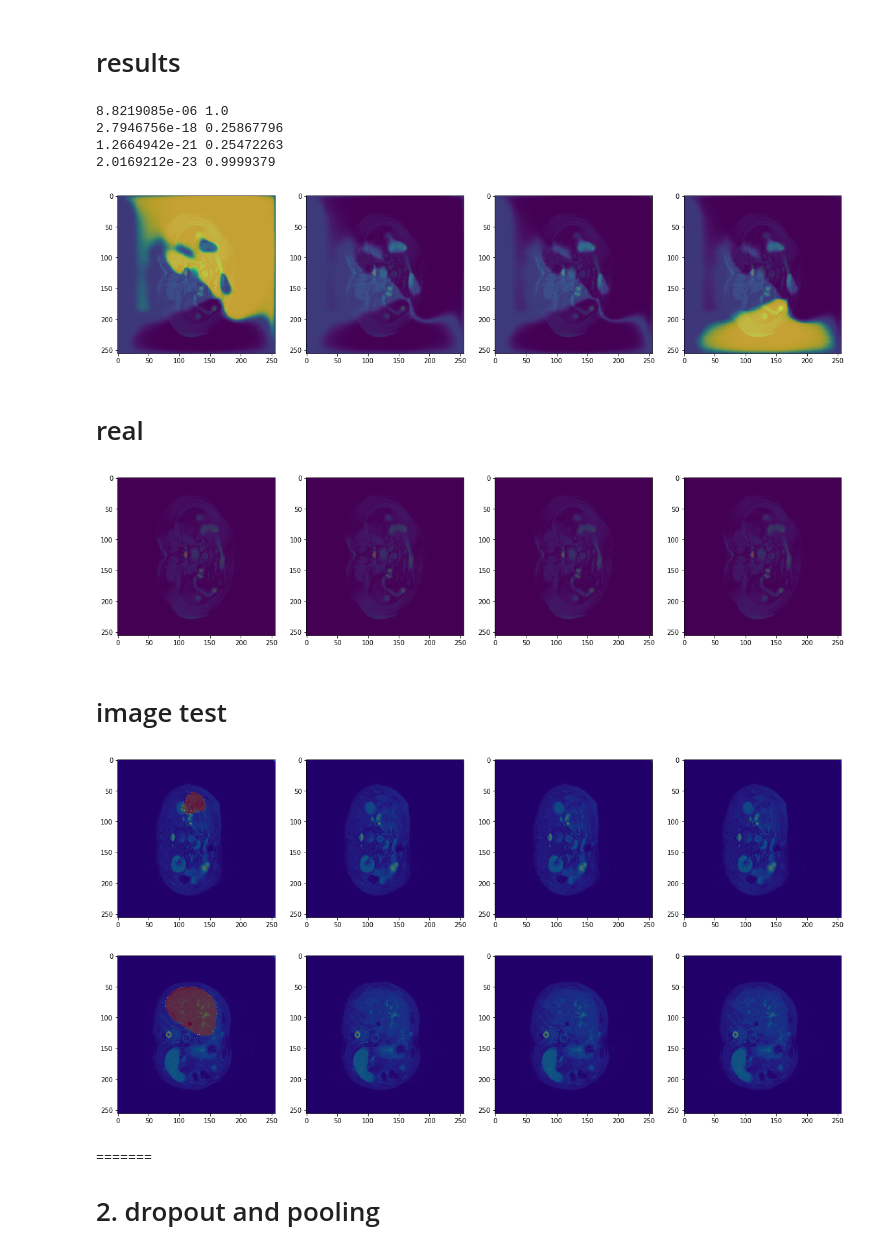
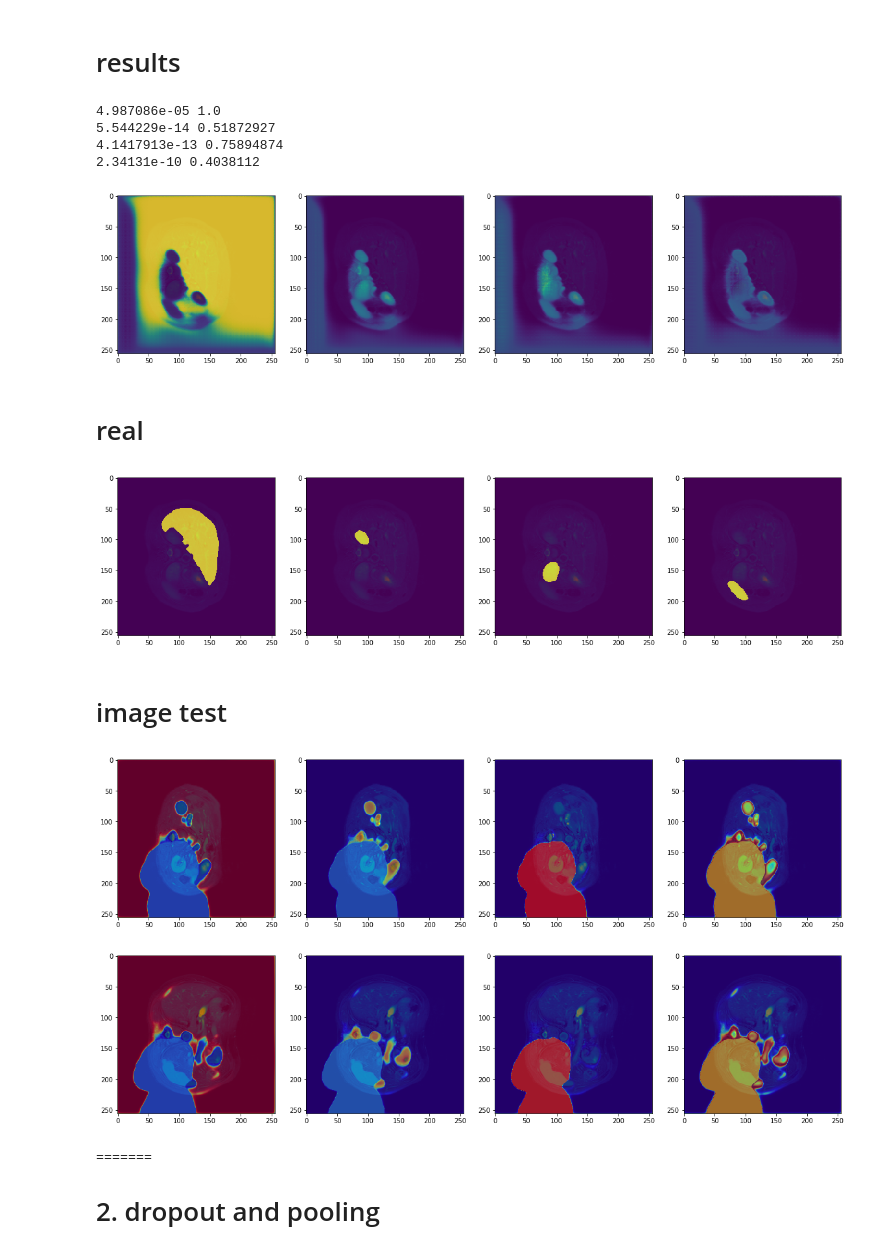
Before and after one commit to Eclair600/ultrasound-nerve-segmentation, a Jupyter notebook: notebook_test.ipynb, the cells around one changed output. Drawn from its saved outputs; the diff is of its cells as text; code cells hidden in the pictures.

```diff
--- a/notebook_test.ipynb
+++ b/notebook_test.ipynb
@@ -343,5 +343,5 @@ ________________________________________________________________________________
 # %%
-id = 190
+id = 110
 
 
 test = imgs_train[id,:,:,:]
@@ -358,16 +358,15 @@ for i in range(4):
     plt.imshow(imgs_train[id,:,:,0])
     slice_ = y_pred[0,:,:,i]
     x = np.sum(y_pred, axis = 3)[0]
-    print(slice_.min(), slice_.max())
-    m = slice_.mean()
-    plt.imshow(slice_,vmin=0,vmax=1, alpha=0.7)
+    print(slice_.min(),slice_.max())
+    plt.imshow(slice_,vmin=0,vmax=1, alpha=0.8)
 plt.show()
 # %% [output]
-8.8219085e-06 1.0
-2.7946756e-18 0.25867796
-1.2664942e-21 0.25472263
-2.0169212e-23 0.9999379
+4.987086e-05 1.0
+5.544229e-14 0.51872927
+4.1417913e-13 0.75894874
+2.34131e-10 0.4038112
-[figure, old version]
+[figure, new version]
 # %% [markdown]
 # real
 # %%
@@ -376,10 +375,10 @@ for i in range(4):
     plt.subplot(1,4,i+1)
     slice_ = imgs_mask_train[id,:,:,i]
     plt.imshow(imgs_train[id,:,:,0])
-    plt.imshow(slice_, alpha=0.7)
+    plt.imshow(slice_, alpha=0.78)
 plt.show()
 # %% [output]
-[figure, old version]
+[figure, new version]
 # %% [markdown]
 # image test
 # %%
@@ -398,18 +397,18 @@ for i in range(4):
     plt.imshow(slice_,vmin = slice_.min(), vmax= slice_.max(),cmap='jet', alpha=0.5)
 plt.show()
 # %% [output]
-[figure, old version]
+[figure, new version]
 # %%
-idx = 20
+idx = 50
 plt.figure(figsize=(20, 15))
 for i in range(4):
     plt.subplot(1,4,i+1)
     plt.imshow(imgs_test[idx,:,:,0])
     slice_ = mask_predicts[idx,:,:,i]
     plt.imshow(slice_,vmin = slice_.min(), vmax= slice_.max(),cmap='jet', alpha=0.5)
 plt.show()
 # %% [output]
-[figure, old version]
+[figure, new version]
 # %% [markdown]
 =======
 # 2. dropout and pooling
```
Also changed, not shown: parts of 11 cells of this notebook, 3 other files.
